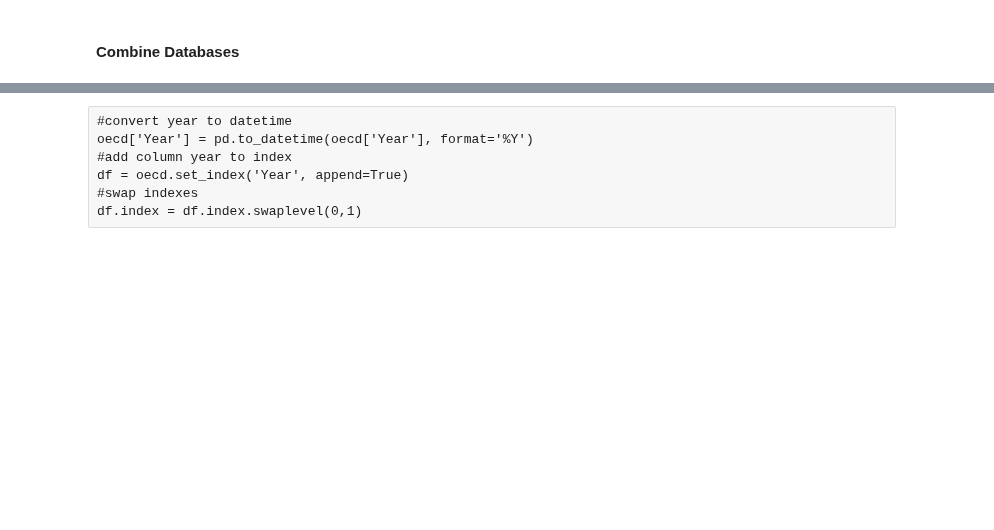
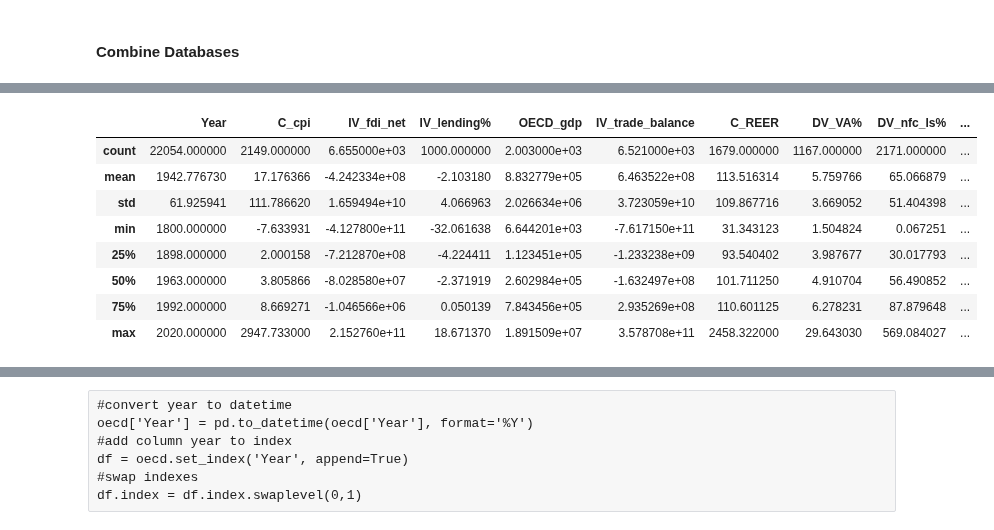
Before and after one commit to YueminLi/Financialization-, a Jupyter notebook: data_cleaning/OECD Data Cleaning.ipynb, the cells around one changed output, grey strips where cells are left out. Drawn from its saved outputs; the diff is of its cells as text; code cells hidden in the pictures; blank space fills up the shorter version.

```diff
--- a/data_cleaning/OECD Data Cleaning.ipynb
+++ b/data_cleaning/OECD Data Cleaning.ipynb
@@ -451,4 +449,16 @@ IV_gov_exp%         16574
 C_wgdp              18416
 C_wgini             18535
 dtype: int64
+# %%
+oecd.describe()
+# %% [output]
+|  | Year | C_cpi | IV_fdi_net | IV_lending% | OECD_gdp | IV_trade_balance | C_REER | DV_VA% | DV_nfc_ls% | ... |
+| count | 22054.000000 | 2149.000000 | 6.655000e+03 | 1000.000000 | 2.003000e+03 | 6.521000e+03 | 1679.000000 | 1167.000000 | 2171.000000 | ... |
+| mean | 1942.776730 | 17.176366 | -4.242334e+08 | -2.103180 | 8.832779e+05 | 6.463522e+08 | 113.516314 | 5.759766 | 65.066879 | ... |
+| std | 61.925941 | 111.786620 | 1.659494e+10 | 4.066963 | 2.026634e+06 | 3.723059e+10 | 109.867716 | 3.669052 | 51.404398 | ... |
+| min | 1800.000000 | -7.633931 | -4.127800e+11 | -32.061638 | 6.644201e+03 | -7.617150e+11 | 31.343123 | 1.504824 | 0.067251 | ... |
+| 25% | 1898.000000 | 2.000158 | -7.212870e+08 | -4.224411 | 1.123451e+05 | -1.233238e+09 | 93.540402 | 3.987677 | 30.017793 | ... |
+| 50% | 1963.000000 | 3.805866 | -8.028580e+07 | -2.371919 | 2.602984e+05 | -1.632497e+08 | 101.711250 | 4.910704 | 56.490852 | ... |
+| 75% | 1992.000000 | 8.669271 | -1.046566e+06 | 0.050139 | 7.843456e+05 | 2.935269e+08 | 110.601125 | 6.278231 | 87.879648 | ... |
+| max | 2020.000000 | 2947.733000 | 2.152760e+11 | 18.671370 | 1.891509e+07 | 3.578708e+11 | 2458.322000 | 29.643030 | 569.084027 | ... |
 # %%
```
Also changed, not shown: parts of 15 cells of this notebook, 7 other files.
